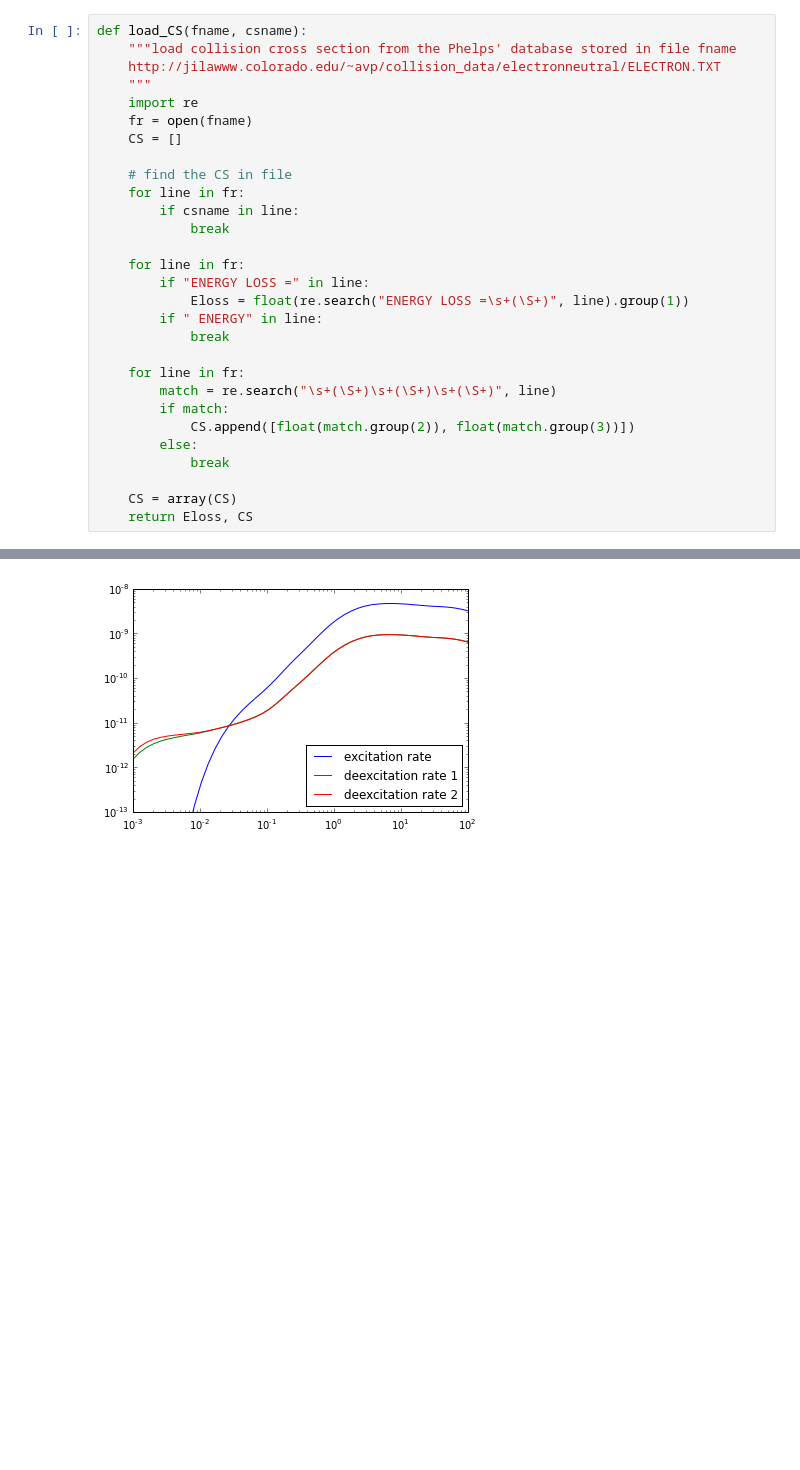
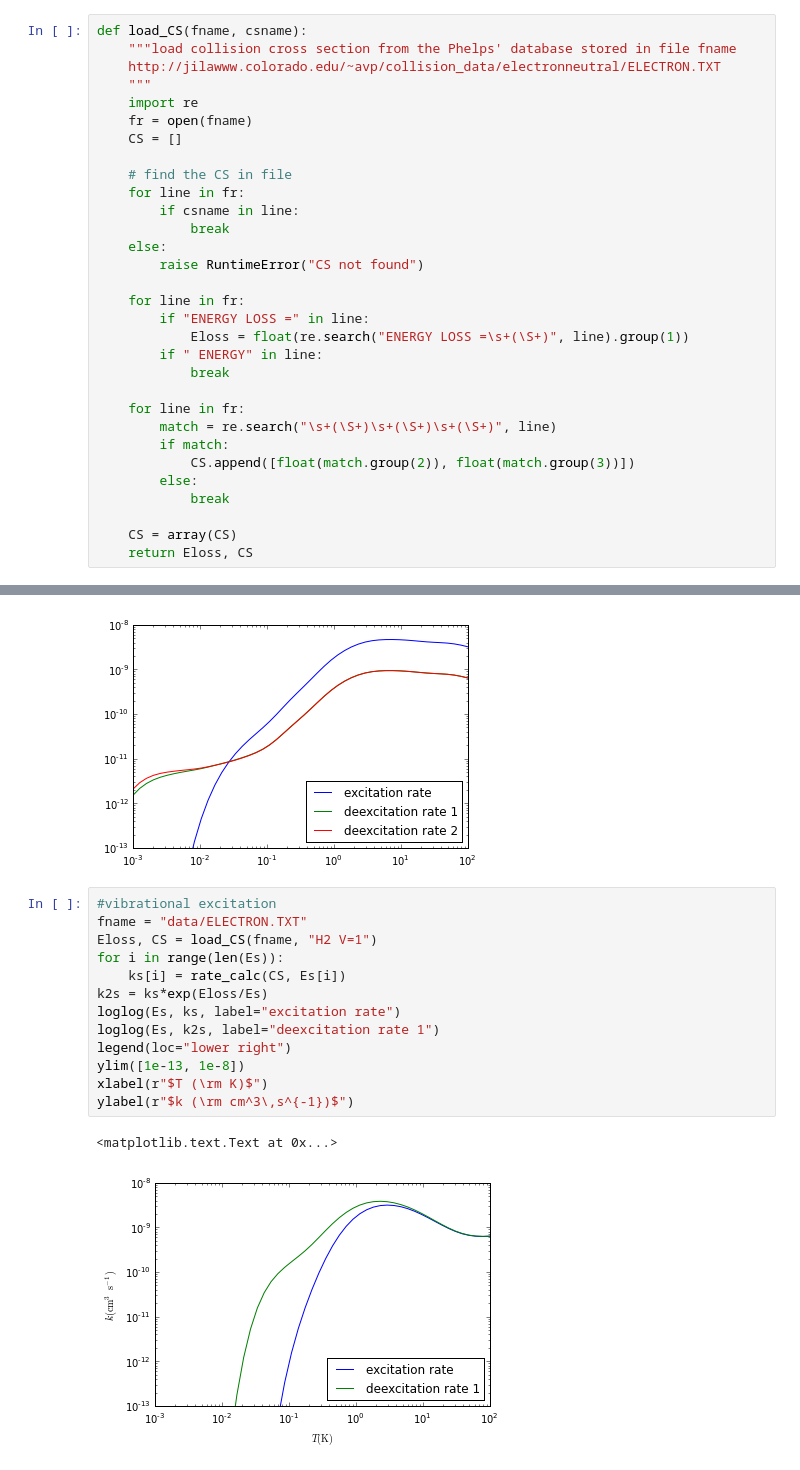
Before and after one commit to rouckas/ipython-notebooks, a Jupyter notebook: H2_cross_sections.ipynb, the cells around one changed output, grey strips where cells are left out. Drawn from its saved outputs; the diff is of its cells as text; blank space fills up the shorter version.

```diff
--- a/H2_cross_sections.ipynb
+++ b/H2_cross_sections.ipynb
@@ -15,6 +15,8 @@ def load_CS(fname, csname):
     for line in fr:
         if csname in line:
             break
+    else:
+        raise RuntimeError("CS not found")
 
     for line in fr:
         if "ENERGY LOSS =" in line:
@@ -132,3 +136,19 @@ ylim([1e-13, 1e-8])
 # %% [output]
 (1e-13, 1e-08)
 [figure]
+# %%
+#vibrational excitation
+fname = "data/ELECTRON.TXT"
+Eloss, CS = load_CS(fname, "H2 V=1")
+for i in range(len(Es)):
+    ks[i] = rate_calc(CS, Es[i])
+k2s = ks*exp(Eloss/Es)
+loglog(Es, ks, label="excitation rate")
+loglog(Es, k2s, label="deexcitation rate 1")
+legend(loc="lower right")
+ylim([1e-13, 1e-8])
+xlabel(r"$T (\rm K)$")
+ylabel(r"$k (\rm cm^3\,s^{-1})$")
+# %% [output]
+<matplotlib.text.Text at 0x...>
+[figure, added]
```
Also changed, not shown: parts of 1 cell of this notebook, 1 other file.
